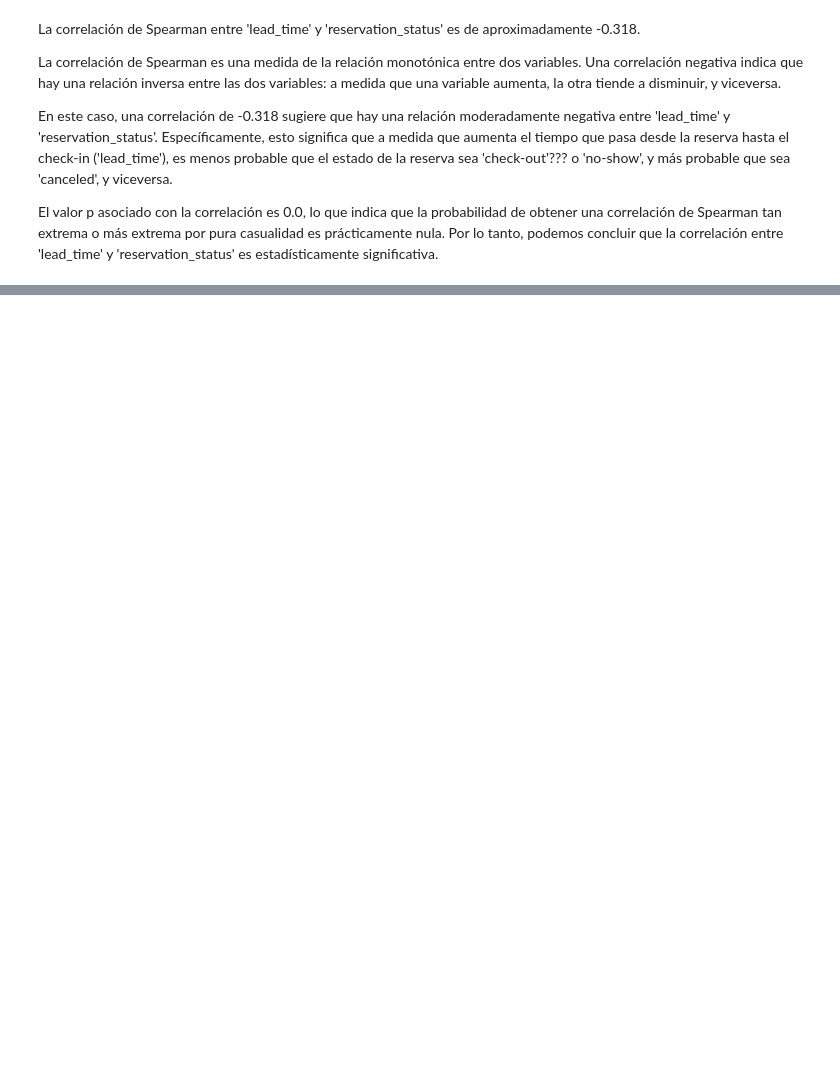
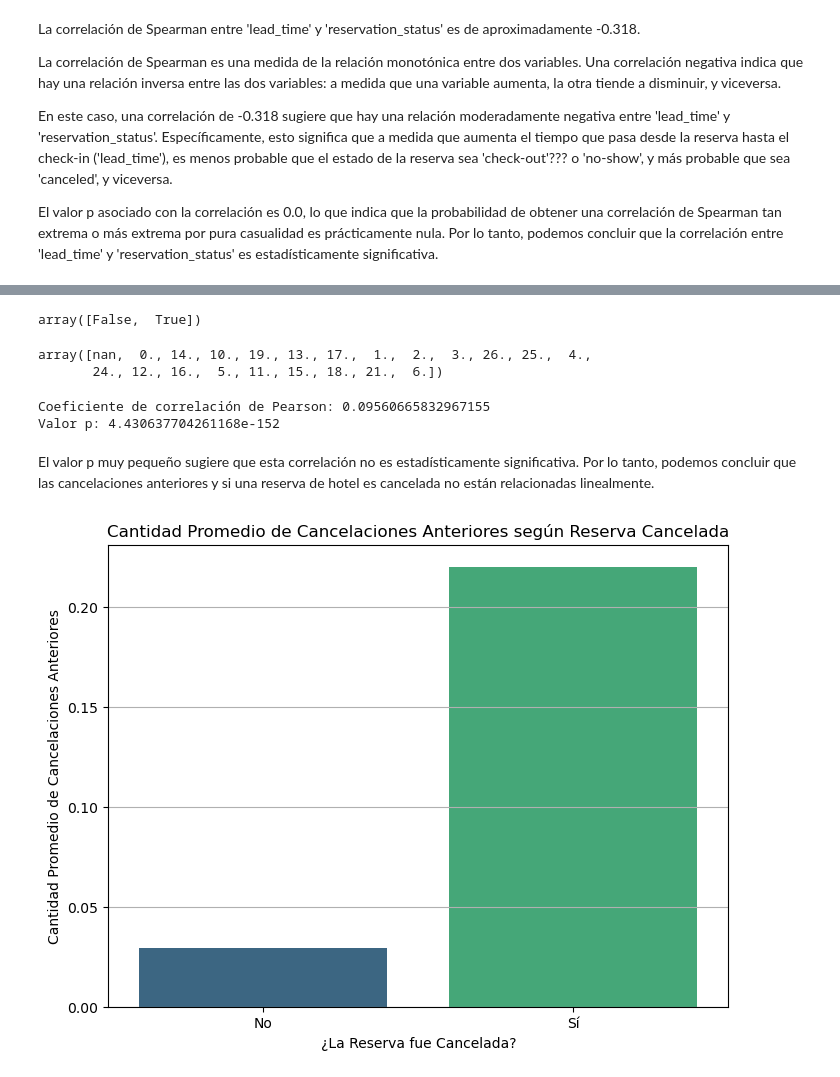
Before and after one commit to icorreald/project-da-promo-g-modulo-4-equipo-1, a Jupyter notebook: notebooks-trabajo/1-8.ipynb, the cells around one changed output, grey strips where cells are left out. Drawn from its saved outputs; the diff is of its cells as text; code cells hidden in the pictures; blank space fills up the shorter version.

```diff
--- a/notebooks-trabajo/1-8.ipynb
+++ b/notebooks-trabajo/1-8.ipynb
@@ -424,0 +415,43 @@ El valor p asociado con la correlación es 0.0, lo que indica que la probabilida
+# %%
+final["is_canceled"].unique()
+# %% [output]
+array([False,  True])
+# %%
+final["previous_cancellations"].unique()
+# %% [output]
+array([nan,  0., 14., 10., 19., 13., 17.,  1.,  2.,  3., 26., 25.,  4.,
+       24., 12., 16.,  5., 11., 15., 18., 21.,  6.])
+# %%
+# Eliminar filas con NaN en 'previous_cancellations'
+final_clean = final.dropna(subset=['previous_cancellations', 'is_canceled'])
+
+# Calcular el coeficiente de correlación de Pearson y su p-value
+correlation, p_value = pearsonr(final_clean['previous_cancellations'], final_clean['is_canceled'])
+
+# Mostrar el coeficiente de correlación de Pearson y el p-value
+print("Coeficiente de correlación de Pearson:", correlation)
+print("Valor p:", p_value)
+# %% [output]
+Coeficiente de correlación de Pearson: 0.09560665832967155
+Valor p: 4.430637704261168e-152
+# %% [markdown]
+ El valor p muy pequeño sugiere que esta correlación no es estadísticamente significativa. Por lo tanto, podemos concluir que las cancelaciones anteriores y si una reserva de hotel es cancelada no están relacionadas linealmente.
+# %%
+
+# Eliminar filas con NaN en 'previous_cancellations' y 'is_canceled'
+final_clean = final.dropna(subset=['previous_cancellations', 'is_canceled'])
+
+# Agrupar por 'is_canceled' y calcular la media de 'previous_cancellations'
+grouped_data = final_clean.groupby('is_canceled')['previous_cancellations'].mean().reset_index()
+
+# Crear la gráfica de barras
+plt.figure(figsize=(8, 6))
+sns.barplot(x='is_canceled', y='previous_cancellations', data=grouped_data, palette='viridis')
+plt.title('Cantidad Promedio de Cancelaciones Anteriores según Reserva Cancelada')
+plt.xlabel('¿La Reserva fue Cancelada?')
+plt.ylabel('Cantidad Promedio de Cancelaciones Anteriores')
+plt.xticks([0, 1], ['No', 'Sí'])  # Etiqueta los valores del eje x como 'No' y 'Sí'
+plt.grid(True, axis='y')  # Agregar líneas de cuadrícula horizontal
+plt.show()
+# %% [output]
+[figure, added]
```
Also changed, not shown: parts of 16 cells of this notebook, 2 other files.
